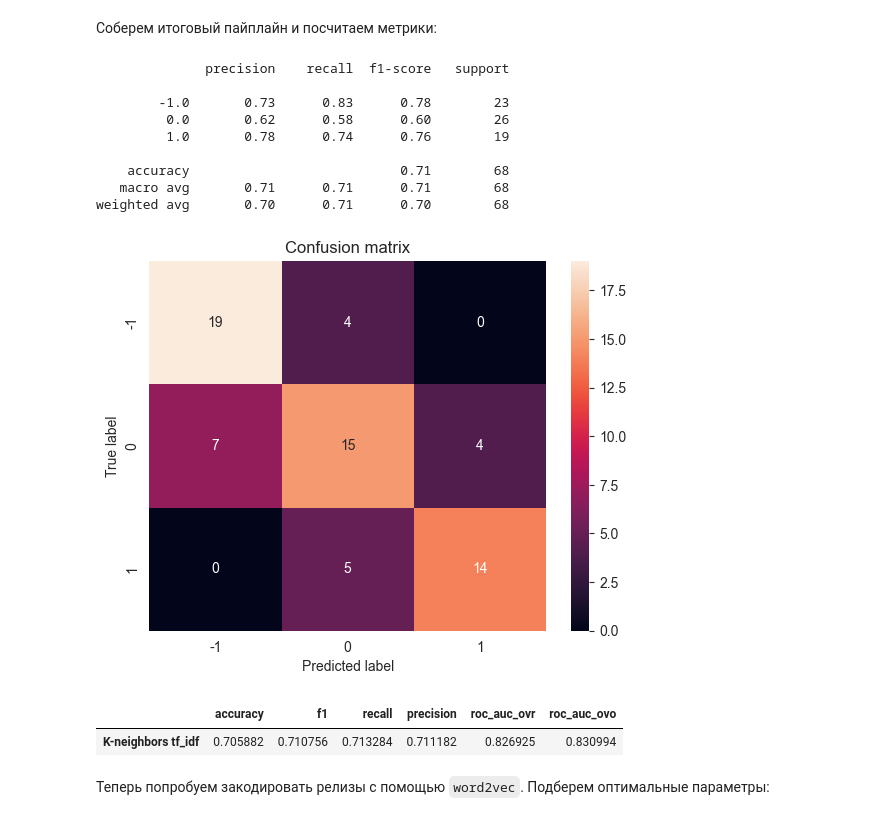
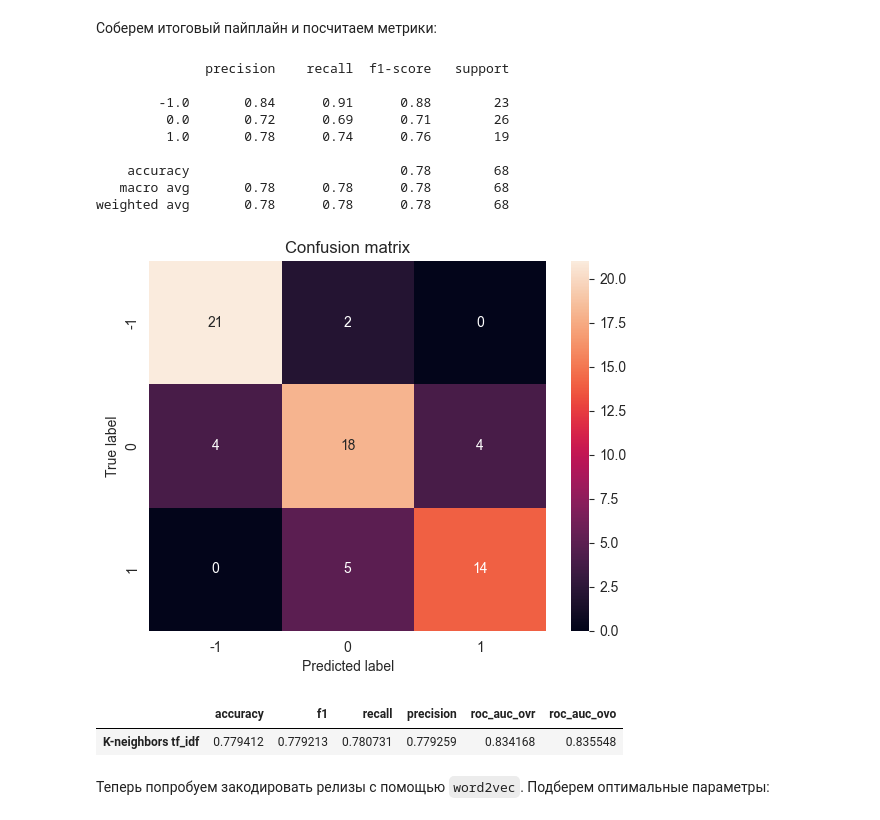
Before and after one commit to ai24-team-15/cbr-press-release-classifier, a Jupyter notebook: ml/non_linear_models/k_neighbors.ipynb, the cells around one changed output. Cells and saved outputs as stored; diff of their text form; code cells hidden in the pictures.

```diff
--- a/ml/non_linear_models/k_neighbors.ipynb
+++ b/ml/non_linear_models/k_neighbors.ipynb
@@ -143,44 +149,45 @@ vectorizer = TfidfVectorizer(preprocessor=preprocessor,
                              max_df=study.best_params["max_df"])
 
 tf_idf = vectorizer.fit_transform(X.release).toarray()
 
 estimator = LogisticRegression(
     penalty="l1", solver="liblinear", C=study.best_params["C"], max_iter=1000, random_state=RANDOM_STATE
 )
 
 selector = SelectFromModel(estimator, max_features=study.best_params["max_features"])
 
 classifier = KNeighborsClassifier(study.best_params['n_neighbors'],
                                   weights=study.best_params['weights'],
                                   p=study.best_params['p'],
+                                  metric=study.best_params['metric'],
                                   algorithm='brute')
 
 pipeline = Pipeline([
     ("selector", selector),
     ("model", classifier),
 ])
 
 metrics, model = calc_metrics(
     tf_idf, y,
     pipeline,
     name="K-neighbors tf_idf"
 )
 # %% [output]
               precision    recall  f1-score   support
 
-        -1.0       0.73      0.83      0.78        23
-         0.0       0.62      0.58      0.60        26
+        -1.0       0.84      0.91      0.88        23
+         0.0       0.72      0.69      0.71        26
          1.0       0.78      0.74      0.76        19
 
-    accuracy                           0.71        68
-   macro avg       0.71      0.71      0.71        68
-weighted avg       0.70      0.71      0.70        68
+    accuracy                           0.78        68
+   macro avg       0.78      0.78      0.78        68
+weighted avg       0.78      0.78      0.78        68
-[figure, old version]
+[figure, new version]
 # %%
 metrics
 # %% [output]
 |  | accuracy | f1 | recall | precision | roc_auc_ovr | roc_auc_ovo |
-| K-neighbors tf_idf | 0.705882 | 0.710756 | 0.713284 | 0.711182 | 0.826925 | 0.830994 |
+| K-neighbors tf_idf | 0.779412 | 0.779213 | 0.780731 | 0.779259 | 0.834168 | 0.835548 |
 # %% [markdown]
 Теперь попробуем закодировать релизы с помощью `word2vec`. Подберем оптимальные параметры:
 # %%
```
Also changed, not shown: parts of 10 cells of this notebook.
